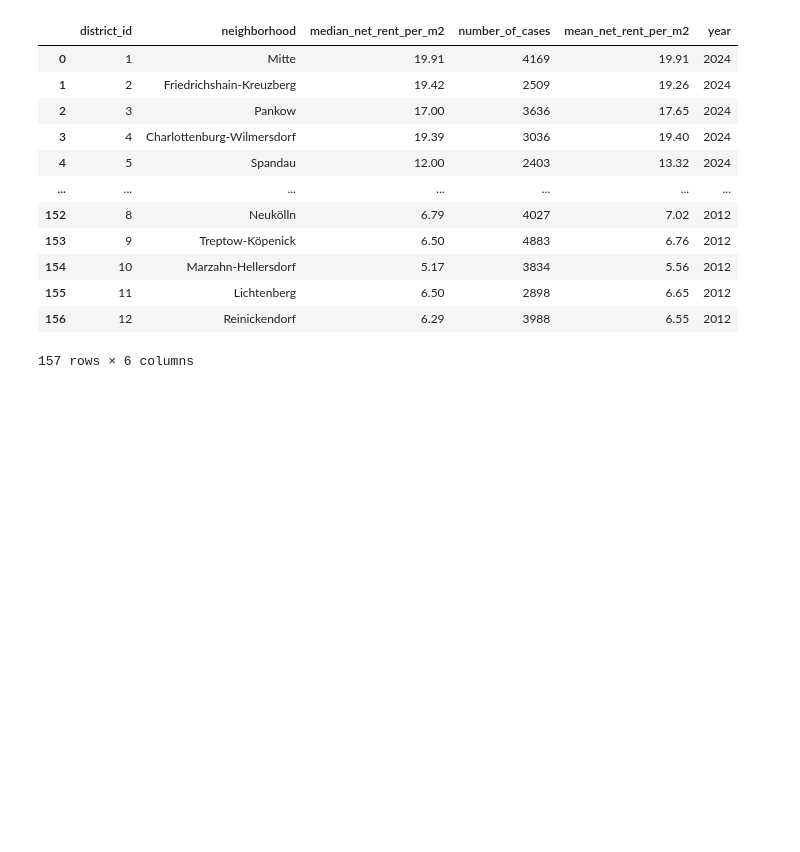
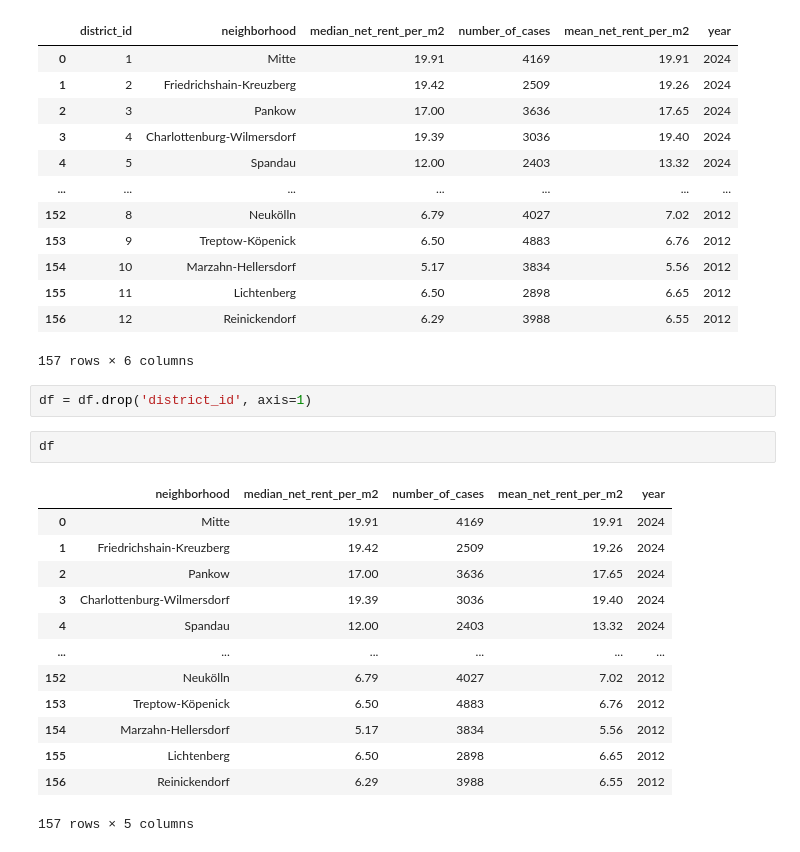
Before and after one commit to webeet-io/layered-populate-data-pool-da, a Jupyter notebook: real_estate_statistics/scripts/ibb_bezirke_script.ipynb, the cells around one changed output. Drawn from its saved outputs; the diff is of its cells as text; blank space fills up the shorter version.

```diff
--- a/real_estate_statistics/scripts/ibb_bezirke_script.ipynb
+++ b/real_estate_statistics/scripts/ibb_bezirke_script.ipynb
@@ -92,3 +96,21 @@ df
 | 155 | 11 | Lichtenberg | 6.50 | 2898 | 6.65 | 2012 |
 | 156 | 12 | Reinickendorf | 6.29 | 3988 | 6.55 | 2012 |
 157 rows × 6 columns
+# %%
+df = df.drop('district_id', axis=1)
+# %%
+df
+# %% [output]
+|  | neighborhood | median_net_rent_per_m2 | number_of_cases | mean_net_rent_per_m2 | year |
+| 0 | Mitte | 19.91 | 4169 | 19.91 | 2024 |
+| 1 | Friedrichshain-Kreuzberg | 19.42 | 2509 | 19.26 | 2024 |
+| 2 | Pankow | 17.00 | 3636 | 17.65 | 2024 |
+| 3 | Charlottenburg-Wilmersdorf | 19.39 | 3036 | 19.40 | 2024 |
+| 4 | Spandau | 12.00 | 2403 | 13.32 | 2024 |
+| ... | ... | ... | ... | ... | ... |
+| 152 | Neukölln | 6.79 | 4027 | 7.02 | 2012 |
+| 153 | Treptow-Köpenick | 6.50 | 4883 | 6.76 | 2012 |
+| 154 | Marzahn-Hellersdorf | 5.17 | 3834 | 5.56 | 2012 |
+| 155 | Lichtenberg | 6.50 | 2898 | 6.65 | 2012 |
+| 156 | Reinickendorf | 6.29 | 3988 | 6.55 | 2012 |
+157 rows × 5 columns
```
Also changed, not shown: parts of 5 cells of this notebook, 1 other file.
